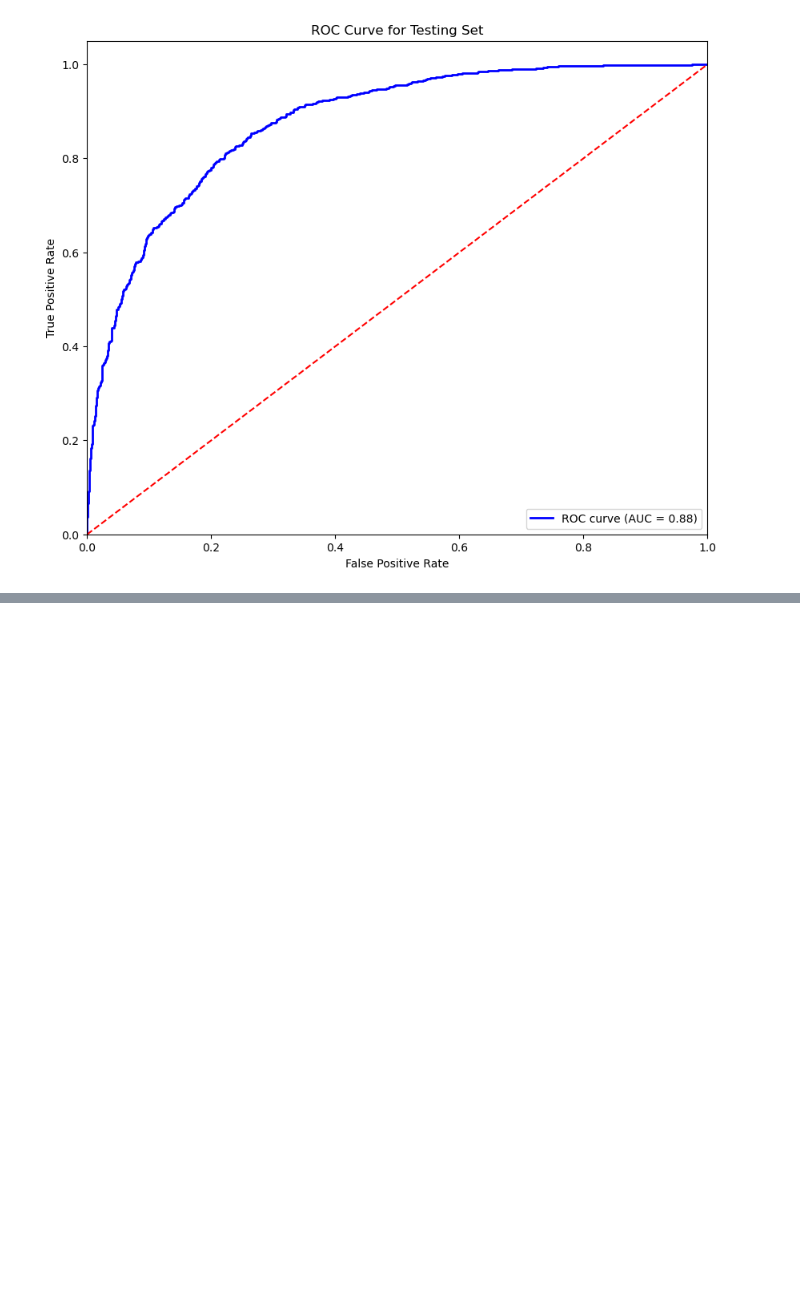
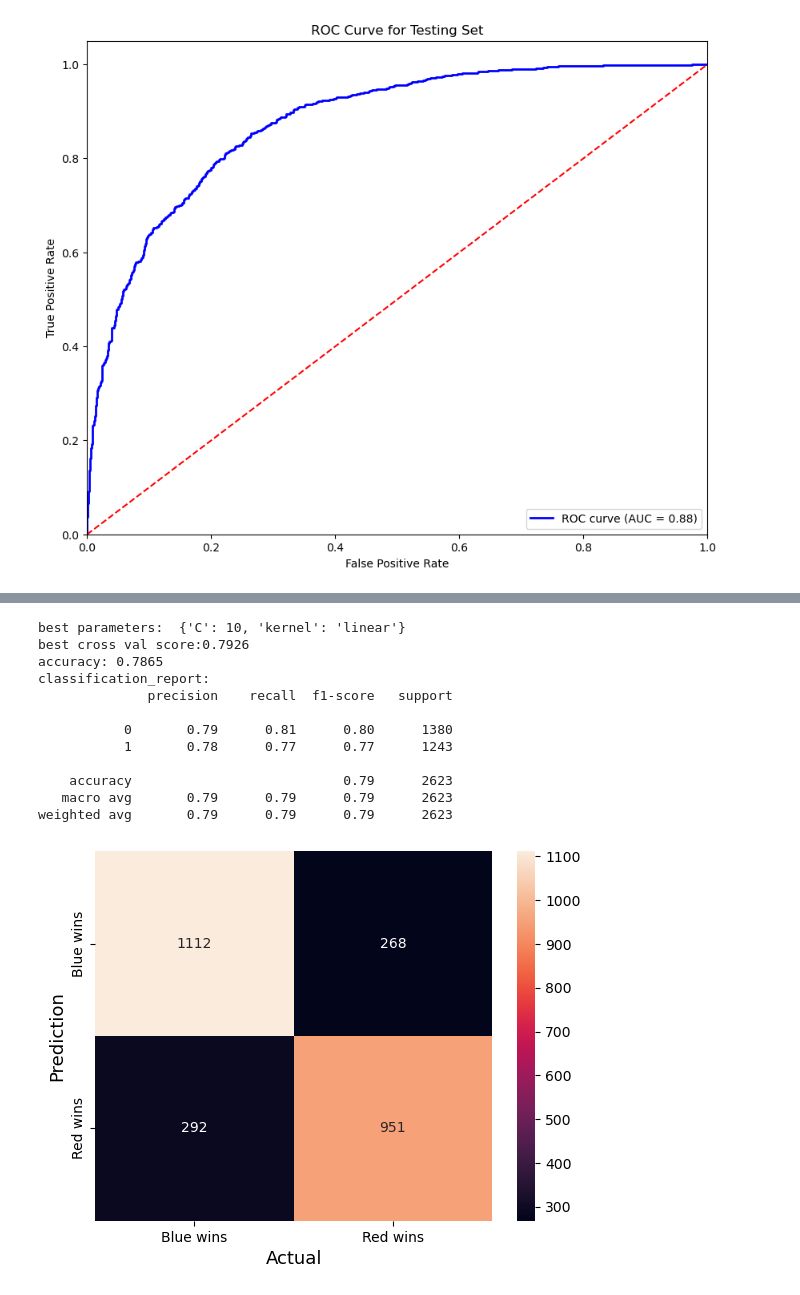
Before and after one commit to mohammad20306/Dissertation, a Jupyter notebook: twenty_mins_ml.ipynb, the cells around one changed output, grey strips where cells are left out. Drawn from its saved outputs; the diff is of its cells as text; code cells hidden in the pictures; blank space fills up the shorter version.

Commit message:
wrote function to implement grid search and output the required metrics and graphs

```diff
--- a/twenty_mins_ml.ipynb
+++ b/twenty_mins_ml.ipynb
@@ -256,23 +258,3 @@ plt.legend(loc="lower right")
 plt.show()
 # %% [output]
 [figure]
-# %%
-knn_classifier = KNeighborsClassifier()
-
-param_grid = {
-    'n_neighbors': [3, 5, 7],
-    'weights': ['uniform', 'distance'],
-    'p': [1, 2]
-}
-
-grid_search = GridSearchCV(knn_classifier, param_grid, cv=5, scoring='accuracy')
-grid_search.fit(scaled_X_train, y_train)
-
-print("Best parameters:", grid_search.best_params_)
-print("Best mean cross-validation score:", grid_search.best_score_)
-
-best_knn_model = KNeighborsClassifier(**grid_search.best_params_)
-best_knn_model.fit(scaled_X_train, y_train)
-y_pred = best_knn_model.predict(scaled_X_test)
-
-accuracy = accuracy_score(y_test, y_pred)
@@ -315,0 +261,60 @@ weighted avg       0.80      0.80      0.80      2623
+# %%
+svm_classifier = SVC(probability = True, random_state=42)
+
+param_grid = {
+    'C': [0.1, 1, 10],
+    'kernel': ['linear', 'rbf']
+}
+
+
+gridsearch = GridSearchCV(svm_classifier, param_grid, cv=5, scoring='accuracy', n_jobs=-1)
+gridsearch.fit(scaled_X_train, y_train)
+
+print('best parameters: ', gridsearch.best_params_)
+print('best cross val score:{:.4f} '.format(gridsearch.best_score_))
+
+svc_best_model = SVC(**gridsearch.best_params_, probability=True, random_state=42)
+svc_best_model.fit(scaled_X_train, y_train)
+y_pred = svc_best_model.predict(scaled_X_test)
+confusion_mat= confusion_matrix(y_test, y_pred)
+svc_accuracy = accuracy_score(y_test, y_pred)
+
+print('accuracy: {:.4f}'.format(svc_accuracy))
+print('classification_report:')
+print(classification_report(y_test, y_pred))
+
+sns.heatmap(confusion_mat, annot=True, fmt='g',
+            xticklabels=['Blue wins','Red wins'],
+            yticklabels=['Blue wins','Red wins'])
+plt.ylabel('Prediction',fontsize=13)
+plt.xlabel('Actual',fontsize=13)
+plt.show()
+
+y_pred_probability = svc_best_model.predict_proba(scaled_X_test)[:,1]
+fpr, tpr, thresholds = roc_curve(y_test, y_pred_probability)
+auc = roc_auc_score(y_test, y_pred_probability)
+
+plt.figure(figsize=(10, 8))
+plt.plot(fpr, tpr, color='blue', lw=2, label='ROC curve (AUC = %0.2f)' % auc)
+plt.plot([0, 1], [0, 1], color='red', linestyle='--')
+plt.xlim([0.0, 1.0])
+plt.ylim([0.0, 1.05])
+plt.xlabel('False Positive Rate')
+plt.ylabel('True Positive Rate')
+plt.title('ROC Curve for Testing Set')
+plt.legend(loc="lower right")
+plt.show()
+# %% [output]
+best parameters:  {'C': 10, 'kernel': 'linear'}
+best cross val score:0.7926
+accuracy: 0.7865
+classification_report:
+              precision    recall  f1-score   support
+
+           0       0.79      0.81      0.80      1380
+           1       0.78      0.77      0.77      1243
+
+    accuracy                           0.79      2623
+   macro avg       0.79      0.79      0.79      2623
+weighted avg       0.79      0.79      0.79      2623
+[figure, added]
```
Also changed, not shown: parts of 9 cells of this notebook.
